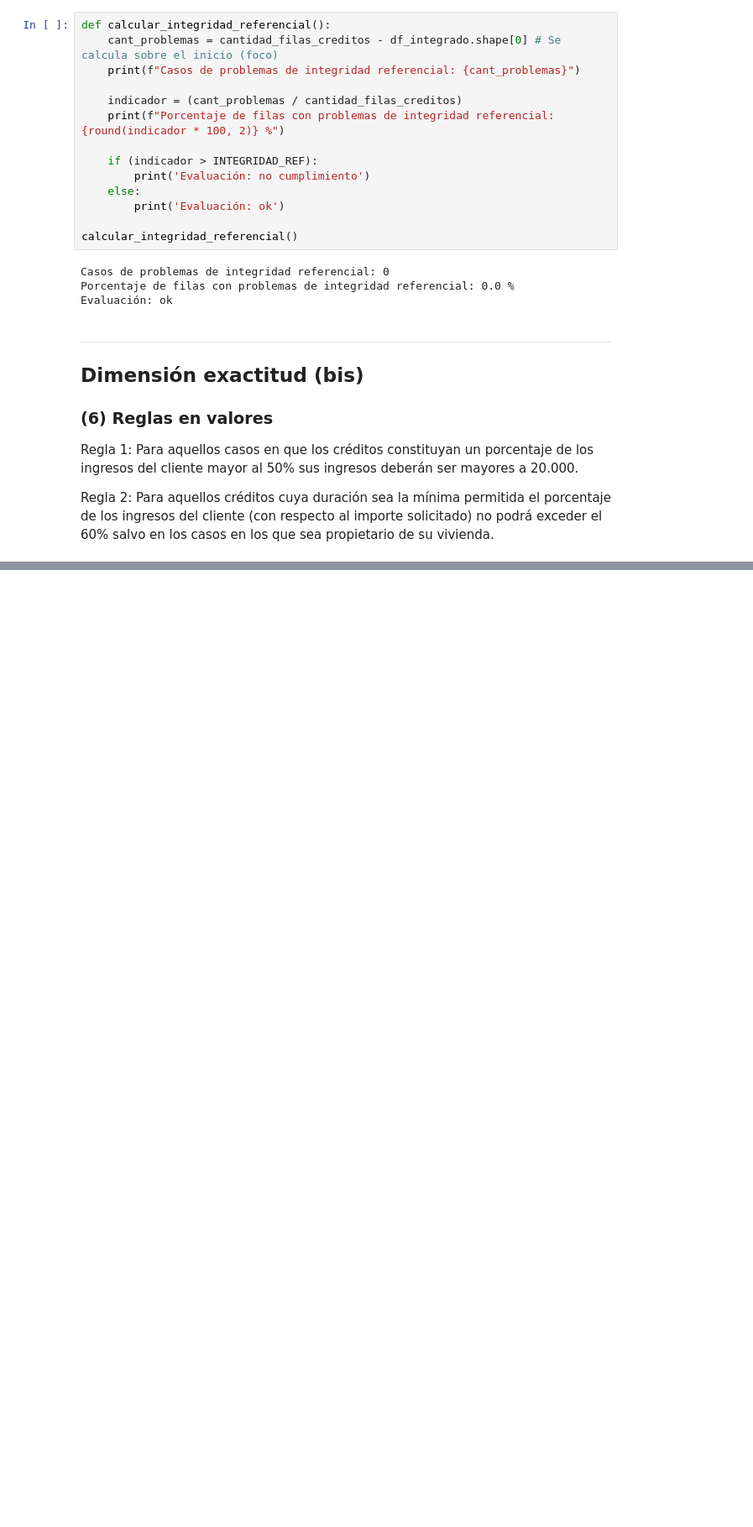
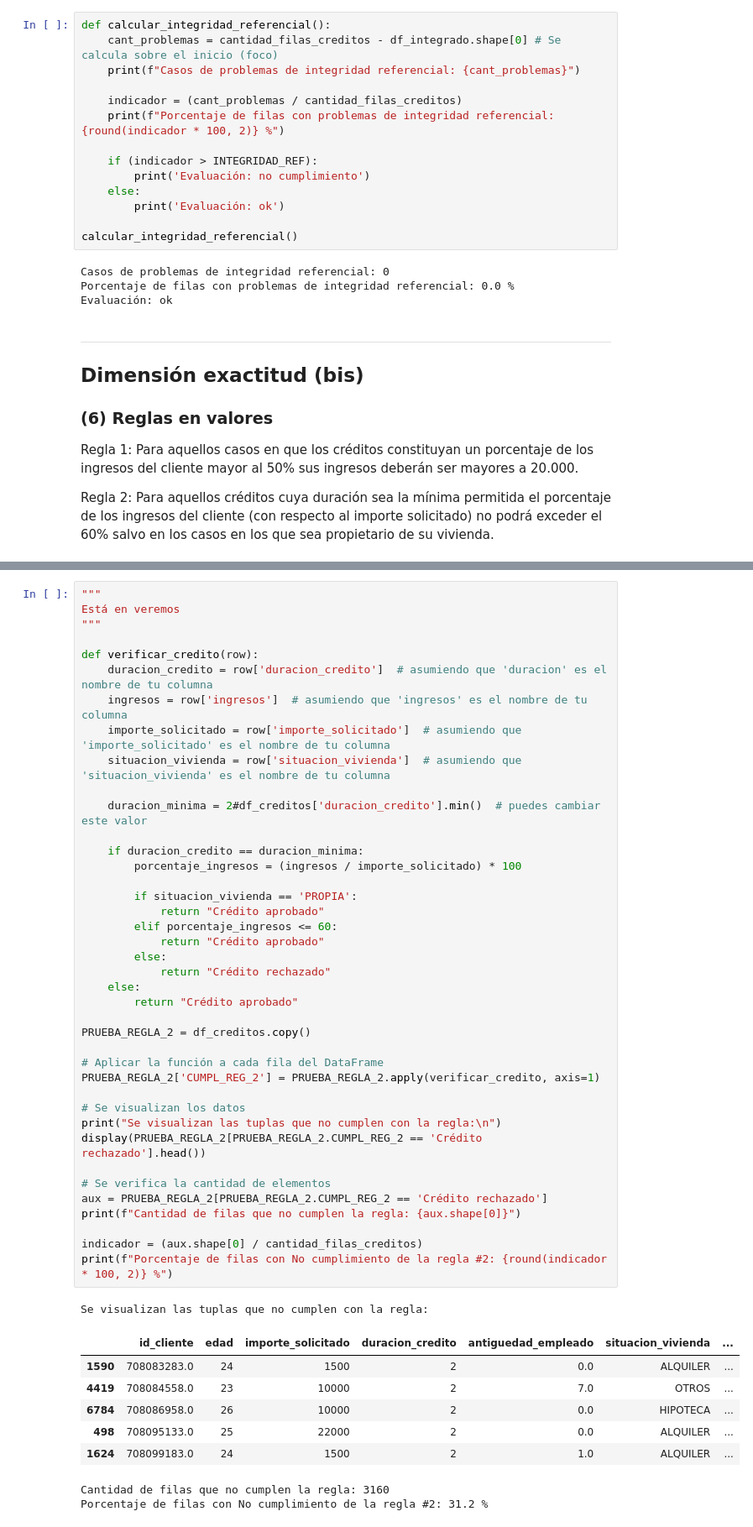
Before and after one commit to Joseluis0709/13MBID-Abr23, a Jupyter notebook: notebooks/01-Comprension-Datos/CD03-Verificacion-calidad.ipynb, the cells around one changed output, grey strips where cells are left out. Shown at 84% size. Drawn from its saved outputs; the diff is of its cells as text; blank space fills up the shorter version.

Commit message:
REGLA 2 POR REVISAR

```diff
--- a/notebooks/01-Comprension-Datos/CD03-Verificacion-calidad.ipynb
+++ b/notebooks/01-Comprension-Datos/CD03-Verificacion-calidad.ipynb
@@ -662,2 +662,52 @@ Se visualizan las tuplas que no cumplen con la regla:
 Cantidad de filas que no cumplen la regla: 15
 Porcentaje de filas con No cumplimiento de la regla #1: 0.15 %
+# %%
+"""
+Está en veremos
+"""
+
+def verificar_credito(row):
+    duracion_credito = row['duracion_credito']  # asumiendo que 'duracion' es el nombre de tu columna
+    ingresos = row['ingresos']  # asumiendo que 'ingresos' es el nombre de tu columna
+    importe_solicitado = row['importe_solicitado']  # asumiendo que 'importe_solicitado' es el nombre de tu columna
+    situacion_vivienda = row['situacion_vivienda']  # asumiendo que 'situacion_vivienda' es el nombre de tu columna
+
+    duracion_minima = 2#df_creditos['duracion_credito'].min()  # puedes cambiar este valor
+
+    if duracion_credito == duracion_minima:
+        porcentaje_ingresos = (ingresos / importe_solicitado) * 100
+
+        if situacion_vivienda == 'PROPIA':
+            return "Crédito aprobado"
+        elif porcentaje_ingresos <= 60:
+            return "Crédito aprobado"
+        else:
+            return "Crédito rechazado"
+    else:
+        return "Crédito aprobado"
+
+PRUEBA_REGLA_2 = df_creditos.copy()
+
+# Aplicar la función a cada fila del DataFrame
+PRUEBA_REGLA_2['CUMPL_REG_2'] = PRUEBA_REGLA_2.apply(verificar_credito, axis=1)
+
+# Se visualizan los datos
+print("Se visualizan las tuplas que no cumplen con la regla:\n")
+display(PRUEBA_REGLA_2[PRUEBA_REGLA_2.CUMPL_REG_2 == 'Crédito rechazado'].head())
+
+# Se verifica la cantidad de elementos
+aux = PRUEBA_REGLA_2[PRUEBA_REGLA_2.CUMPL_REG_2 == 'Crédito rechazado']
+print(f"Cantidad de filas que no cumplen la regla: {aux.shape[0]}")
+
+indicador = (aux.shape[0] / cantidad_filas_creditos)
+print(f"Porcentaje de filas con No cumplimiento de la regla #2: {round(indicador * 100, 2)} %")
+# %% [output]
+Se visualizan las tuplas que no cumplen con la regla:
+|  | id_cliente | edad | importe_solicitado | duracion_credito | antiguedad_empleado | situacion_vivienda | ... |
+| 1590 | 708083283.0 | 24 | 1500 | 2 | 0.0 | ALQUILER | ... |
+| 4419 | 708084558.0 | 23 | 10000 | 2 | 7.0 | OTROS | ... |
+| 6784 | 708086958.0 | 26 | 10000 | 2 | 0.0 | HIPOTECA | ... |
+| 498 | 708095133.0 | 25 | 22000 | 2 | 0.0 | ALQUILER | ... |
+| 1624 | 708099183.0 | 24 | 1500 | 2 | 1.0 | ALQUILER | ... |
+Cantidad de filas que no cumplen la regla: 3160
+Porcentaje de filas con No cumplimiento de la regla #2: 31.2 %
```
Also changed, not shown: parts of 2 cells of this notebook.
